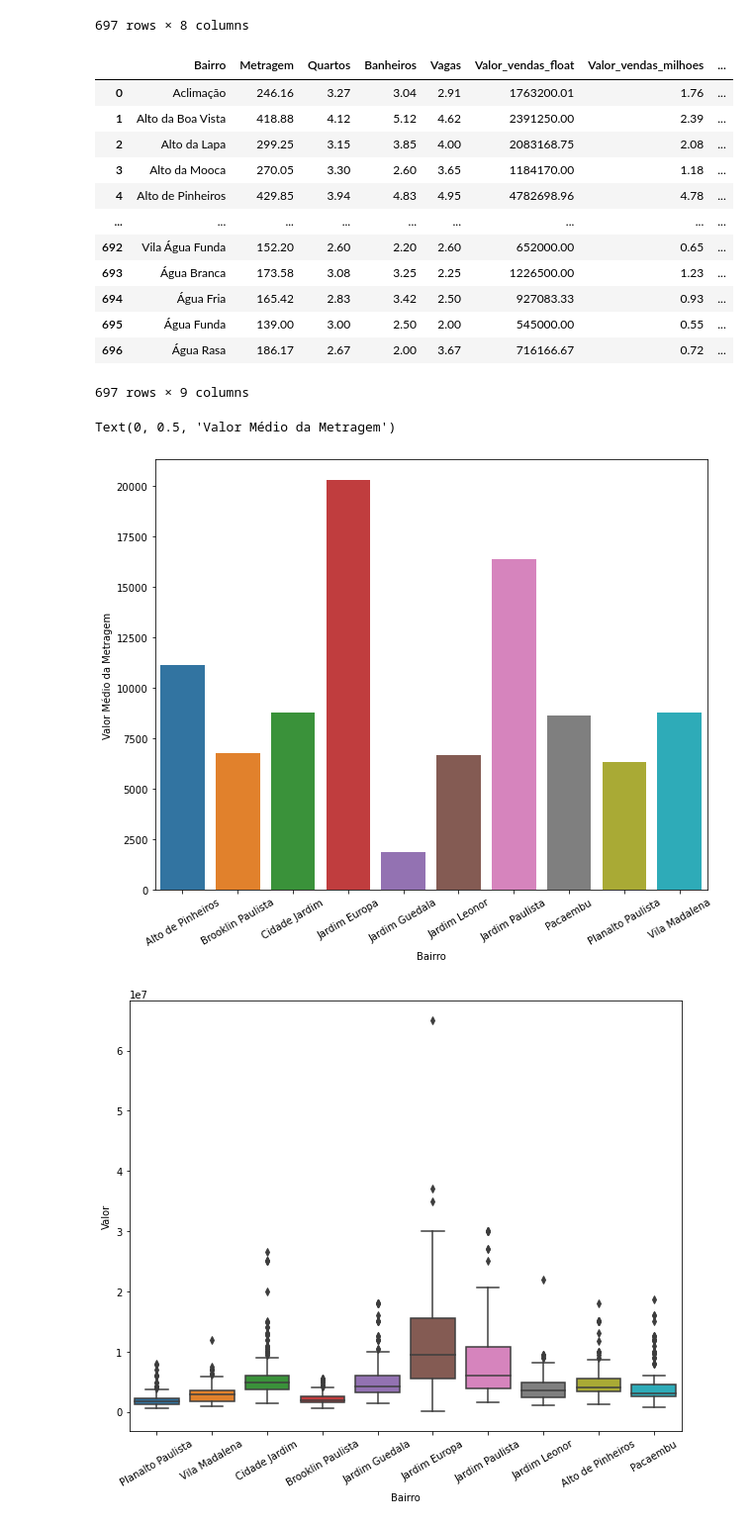
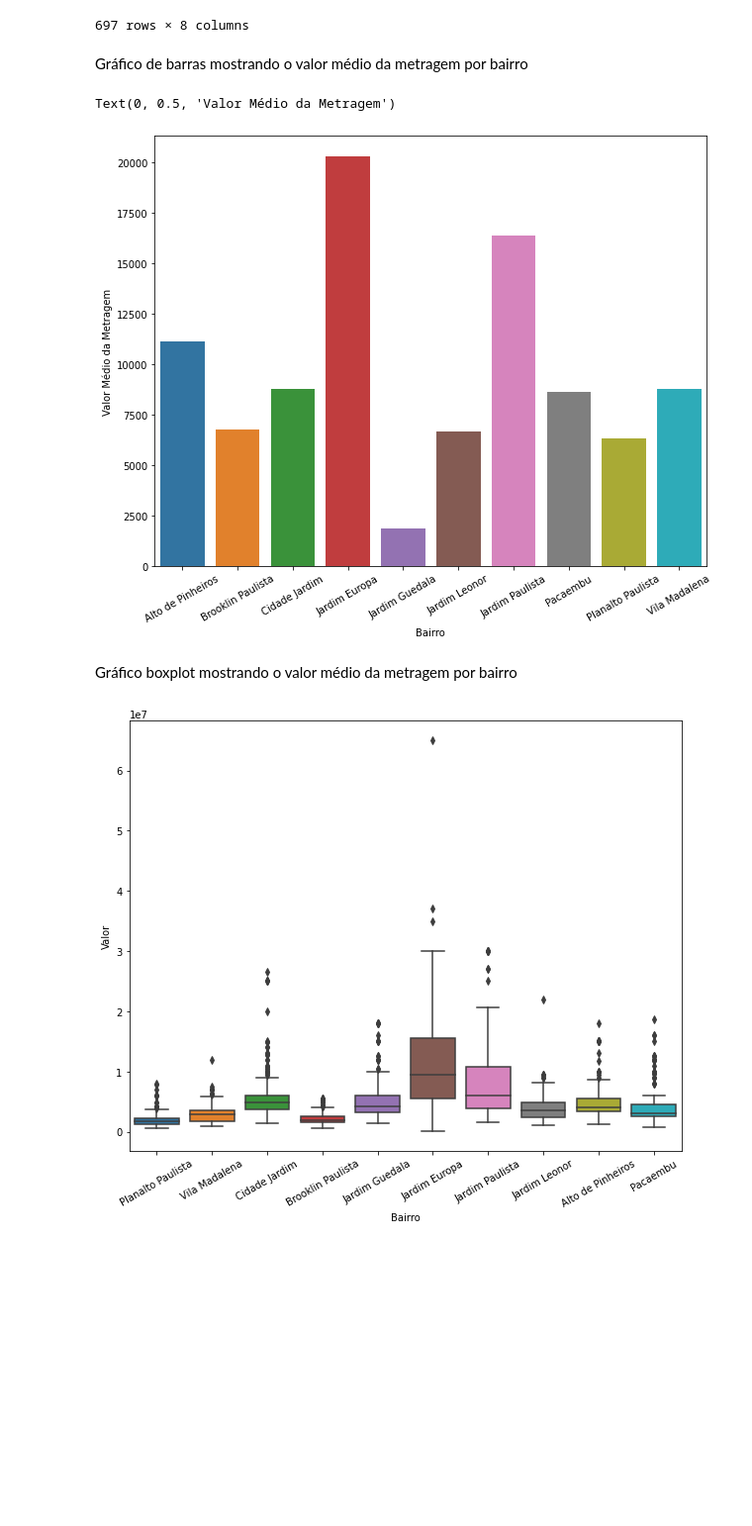
Before and after one commit to CaioPinho9/data-science, a Jupyter notebook: dados.ipynb, the cells around one changed output. Shown at 99% size. Saved outputs shown, nothing was run; the diff lists cells and outputs as text; code cells hidden in the pictures; blank space fills up the shorter version.

```diff
--- a/dados.ipynb
+++ b/dados.ipynb
@@ -99,35 +213,24 @@ dados_bairro
 | Água Funda | 139.00 | 3.00 | 2.50 | 2.00 | 545000.00 | 0.55 | 3876.86 | ... |
 | Água Rasa | 186.17 | 2.67 | 2.00 | 3.67 | 716166.67 | 0.72 | 4509.61 | ... |
 697 rows × 8 columns
+# %% [markdown]
+Gráfico de barras mostrando o valor médio da metragem por bairro
 # %%
 import seaborn as sns
 import matplotlib.pyplot as plt
 
 top_bairros = dados_vendas["Bairro"].value_counts()[:10].index
 dados_bairro.reset_index(inplace = True)
-dados_bairro
+
+plt.figure(figsize=(10,8))
+ax = sns.barplot(x="Bairro", y="Valor_metragem_bairro", data=dados_bairro.query("Bairro in @top_bairros"))
+ax.tick_params(axis="x", rotation=30)
+ax.set_ylabel("Valor Médio da Metragem")
 # %% [output]
-|  | Bairro | Metragem | Quartos | Banheiros | Vagas | Valor_vendas_float | Valor_vendas_milhoes | ... |
-| 0 | Aclimação | 246.16 | 3.27 | 3.04 | 2.91 | 1763200.01 | 1.76 | ... |
-| 1 | Alto da Boa Vista | 418.88 | 4.12 | 5.12 | 4.62 | 2391250.00 | 2.39 | ... |
-| 2 | Alto da Lapa | 299.25 | 3.15 | 3.85 | 4.00 | 2083168.75 | 2.08 | ... |
-| 3 | Alto da Mooca | 270.05 | 3.30 | 2.60 | 3.65 | 1184170.00 | 1.18 | ... |
-| 4 | Alto de Pinheiros | 429.85 | 3.94 | 4.83 | 4.95 | 4782698.96 | 4.78 | ... |
-| ... | ... | ... | ... | ... | ... | ... | ... | ... |
-| 692 | Vila Água Funda | 152.20 | 2.60 | 2.20 | 2.60 | 652000.00 | 0.65 | ... |
-| 693 | Água Branca | 173.58 | 3.08 | 3.25 | 2.25 | 1226500.00 | 1.23 | ... |
-| 694 | Água Fria | 165.42 | 2.83 | 3.42 | 2.50 | 927083.33 | 0.93 | ... |
-| 695 | Água Funda | 139.00 | 3.00 | 2.50 | 2.00 | 545000.00 | 0.55 | ... |
-| 696 | Água Rasa | 186.17 | 2.67 | 2.00 | 3.67 | 716166.67 | 0.72 | ... |
-697 rows × 9 columns
+Text(0, 0.5, 'Valor Médio da Metragem')
+[figure, added]
-# %%
-plt.figure(figsize=(10,8))
-ax = sns.barplot(x="Bairro", y="Valor_metragem_bairro", data=dados_bairro.query("Bairro in @top_bairros"))
-ax.tick_params(axis="x", rotation=30)
-ax.set_ylabel("Valor Médio da Metragem")
-# %% [output]
-Text(0, 0.5, 'Valor Médio da Metragem')
-[figure, removed]
+# %% [markdown]
+Gráfico boxplot mostrando o valor médio da metragem por bairro
 # %%
 plt.figure(figsize=(10,8))
 ax = sns.boxplot(data=dados_vendas.query("Bairro in @top_bairros"), x="Bairro",y="Valor_vendas_float")
```
Also changed, not shown: parts of 45 cells of this notebook.
